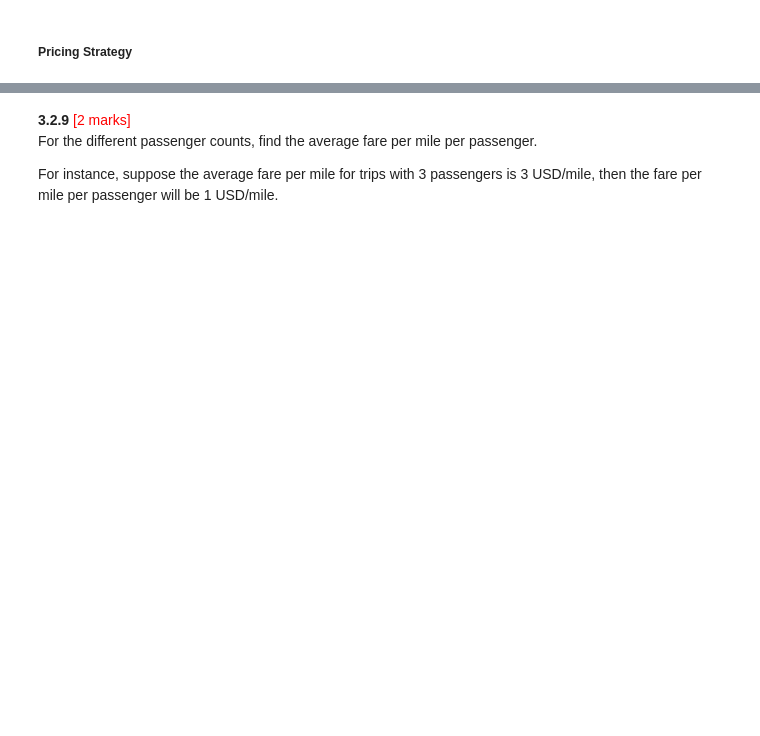
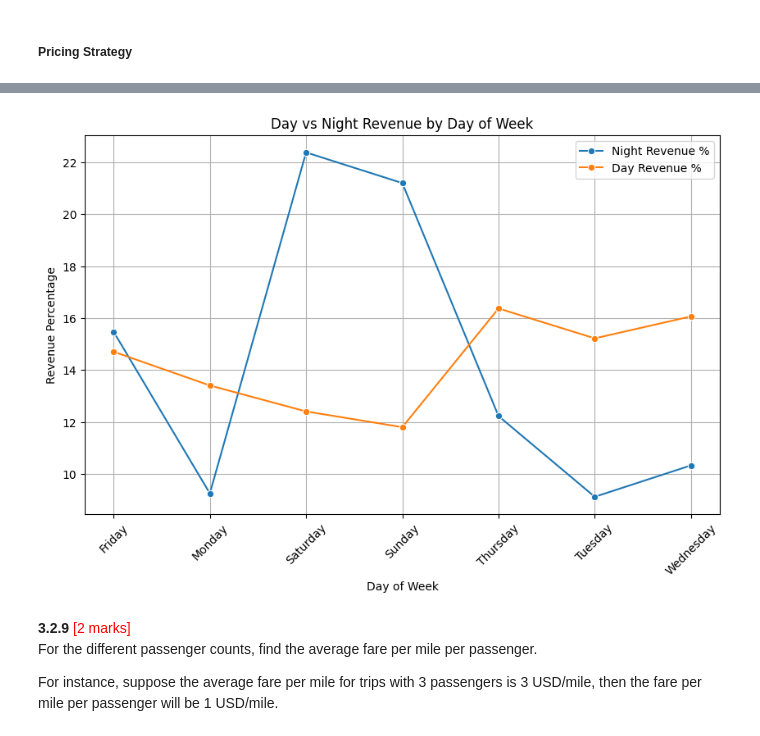
Before and after one commit to ChetanTiwari195/NewYorkTaxiEDA_DS_CT, a Jupyter notebook: EDA_Optimising_NYC_Taxis_ChetanTiwari.ipynb, the cells around one changed output, grey strips where cells are left out. Saved outputs shown, nothing was run; the diff lists cells and outputs as text; code cells hidden in the pictures; blank space fills up the shorter version.

```diff
--- a/EDA_Optimising_NYC_Taxis_ChetanTiwari.ipynb
+++ b/EDA_Optimising_NYC_Taxis_ChetanTiwari.ipynb
@@ -1657,3 +1657,12 @@ Identify zones with high pickup and dropoff traffic during night hours (11PM to
 # %%
 # During night hours (11pm to 5am) find the top 10 pickup and dropoff zones
 # Note that the top zones should be of night hours and not the overall top zones
+night_df = df_no_zero[(df_no_zero['pickup_hour'] >= 23) | (df_no_zero['pickup_hour'] <= 5)]
+
+# pickup zones during night hours
+top_pickup_night = night_df.groupby('PULocationID').size().sort_values(ascending=False).reset_index(name='trip_count')
+top_pickup_night = top_pickup_night.merge(zones, left_on='PULocationID', right_on='LocationID', how='left')
+
+# dropoff zones during night hours
+top_dropoff_night = night_df.groupby('DOLocationID').size().sort_values(ascending=False).reset_index(name='trip_count')
+top_dropoff_night = top_dropoff_night.merge(zones, left_on='DOLocationID', right_on='LocationID', how='left')
@@ -1666,0 +1720,4 @@ Find the revenue share for nighttime and daytime hours.
+# %%
+day_df = df_no_zero[(df_no_zero['pickup_hour'] >= 6) & (df_no_zero['pickup_hour'] <= 22)]
+day_revenue = day_df.groupby('pickup_hour')['total_amount'].sum()
+day_revenue
@@ -1668,0 +1766,5 @@ Find the revenue share for nighttime and daytime hours.
+# %%
+# night revenue as a proportion of total revenue by day
+
+night_prop = ((night_df.groupby('pickup_day')['total_amount'].sum()) / ((night_df.groupby('pickup_day')['total_amount'].sum()).sum()))*100
+night_prop
@@ -1668,0 +1781,3 @@ Find the revenue share for nighttime and daytime hours.
+# %%
+day_prop = ((day_df.groupby('pickup_day')['total_amount'].sum()) / ((day_df.groupby('pickup_day')['total_amount'].sum()).sum()))*100
+day_prop
@@ -1669,3 +1794,17 @@ Find the revenue share for nighttime and daytime hours.
+# %%
+# plot a stacked lineplot to show the day and night revenue trends across the hours of the day
+plt.figure(figsize=(10,6))
+sea.lineplot(x=night_prop.index, y=night_prop.values, marker='o', label='Night Revenue %')
+sea.lineplot(x=day_prop.index, y=day_prop.values, marker='o', label='Day Revenue %')
+plt.xlabel('Day of Week')
+plt.ylabel('Revenue Percentage')
+plt.title('Day vs Night Revenue by Day of Week')
+plt.xticks(rotation=45)
+plt.legend()
+plt.grid()
+plt.show()
+# %% [output]
+[figure, added]
 # %% [markdown]
 **3.2.9** <font color = red>[2 marks]</font> <br>
 For the different passenger counts, find the average fare per mile per passenger.
```
Also changed, not shown: parts of 35 cells of this notebook.
